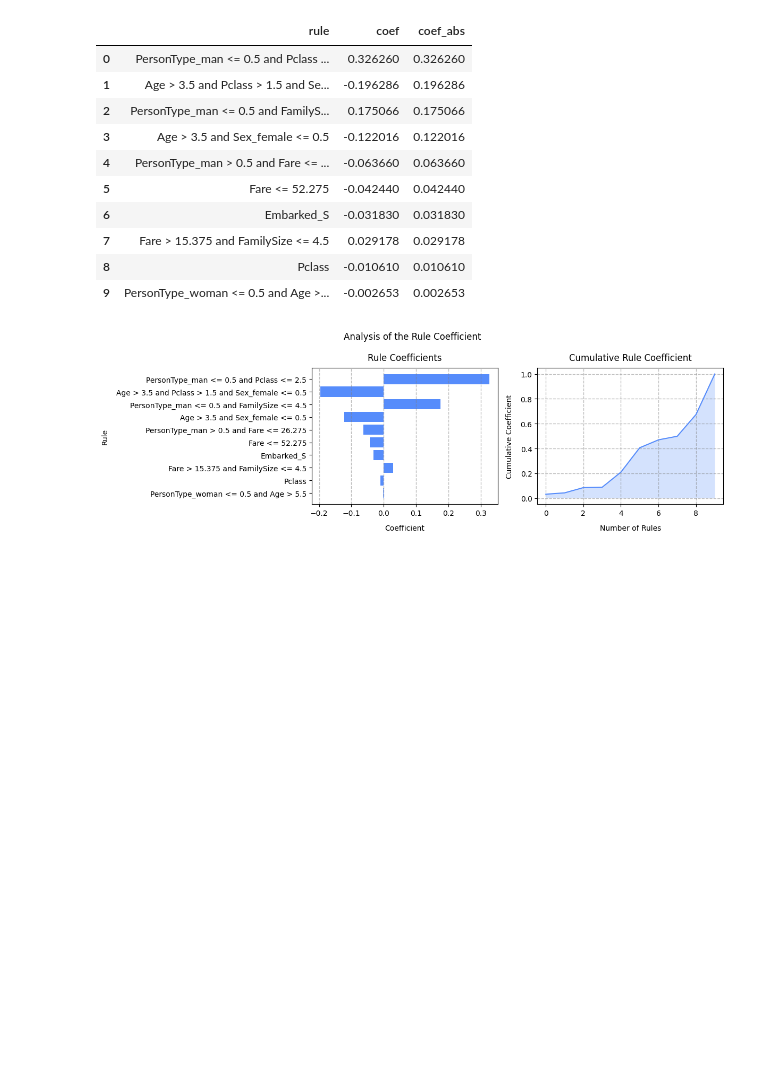
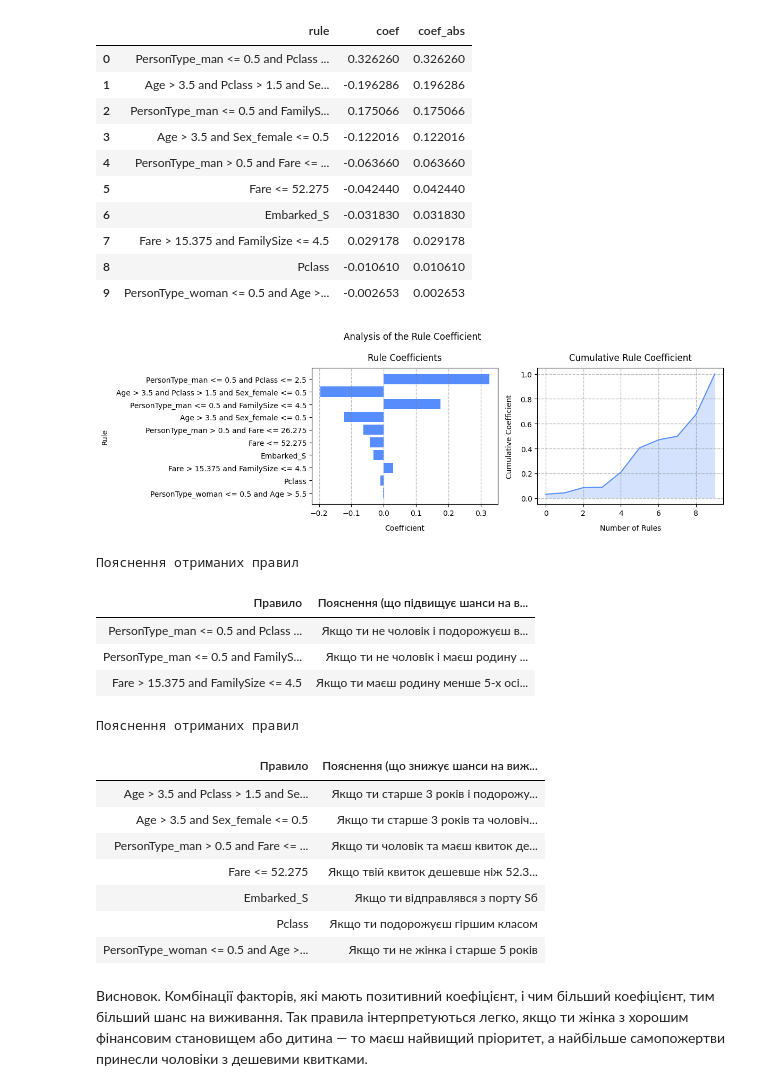
Before and after one commit to BogdanPinchuk/DataScience-PBY_HW17, a Jupyter notebook: Bohdan_Pinchuk_DS_HW17.ipynb, the cells around one changed output. Cells and saved outputs as stored; diff of their text form; code cells hidden in the pictures; blank space fills up the shorter version.

```diff
--- a/Bohdan_Pinchuk_DS_HW17.ipynb
+++ b/Bohdan_Pinchuk_DS_HW17.ipynb
@@ -1063,3 +1063,41 @@ plt.tight_layout()
 plt.show()
 # %% [output]
 [figure]
+# %%
+# Input data
+
+# Solution
+rp1 = rpt.Reporter("Правило", "Пояснення (що підвищує шанси на виживання)")
+rp2 = rpt.Reporter("Правило", "Пояснення (що знижує шанси на виживання)")
+
+rp1.add_item(importances_df["rule"].iloc[0], "Якщо ти не чоловік і подорожуєш вищим за 3 клас")
+rp2.add_item(importances_df["rule"].iloc[1], "Якщо ти старше 3 років і подорожуєш нижче 1 класу та чоловічої статі")
+rp1.add_item(importances_df["rule"].iloc[2], "Якщо ти не чоловік і маєш родину менше 5-х осіб")
+rp2.add_item(importances_df["rule"].iloc[3], "Якщо ти старше 3 років та чоловічої статі")
+rp2.add_item(importances_df["rule"].iloc[4], "Якщо ти чоловік та маєш квиток дешевше ніж 26.3 у валюті")
+rp2.add_item(importances_df["rule"].iloc[5], "Якщо твій квиток дешевше ніж 52.3 у валюті")
+rp2.add_item(importances_df["rule"].iloc[6], "Якщо ти відправлявся з порту Sб")
+rp1.add_item(importances_df["rule"].iloc[7], "Якщо ти маєш родину менше 5-х осіб та квиток дорожче ніж 15.4 у валюті")
+rp2.add_item(importances_df["rule"].iloc[8], "Якщо ти подорожуєш гіршим класом")
+rp2.add_item(importances_df["rule"].iloc[9], "Якщо ти не жінка і старше 5 років")
+
+# Print results
+rp1.print_pd_report("Пояснення отриманих правил")
+rp2.print_pd_report("Пояснення отриманих правил")
+# %% [output]
+Пояснення отриманих правил
+| Правило | Пояснення (що підвищує шанси на в... |
+| PersonType_man <= 0.5 and Pclass ... | Якщо ти не чоловік і подорожуєш в... |
+| PersonType_man <= 0.5 and FamilyS... | Якщо ти не чоловік і маєш родину ... |
+| Fare > 15.375 and FamilySize <= 4.5 | Якщо ти маєш родину менше 5-х осі... |
+Пояснення отриманих правил
+| Правило | Пояснення (що знижує шанси на виж... |
+| Age > 3.5 and Pclass > 1.5 and Se... | Якщо ти старше 3 років і подорожу... |
+| Age > 3.5 and Sex_female <= 0.5 | Якщо ти старше 3 років та чоловіч... |
+| PersonType_man > 0.5 and Fare <= ... | Якщо ти чоловік та маєш квиток де... |
+| Fare <= 52.275 | Якщо твій квиток дешевше ніж 52.3... |
+| Embarked_S | Якщо ти відправлявся з порту Sб |
+| Pclass | Якщо ти подорожуєш гіршим класом |
+| PersonType_woman <= 0.5 and Age >... | Якщо ти не жінка і старше 5 років |
+# %% [markdown]
+Висновок. Комбінації факторів, які мають позитивний коефіцієнт, і чим більший коефіцієнт, тим більший шанс на виживання. Так правила інтерпретуються легко, якщо ти жінка з хорошим фінансовим становищем або дитина — то маєш найвищий пріоритет, а найбільше самопожертви принесли чоловіки з дешевими квитками.
```
Also changed, not shown: parts of 2 cells of this notebook.
